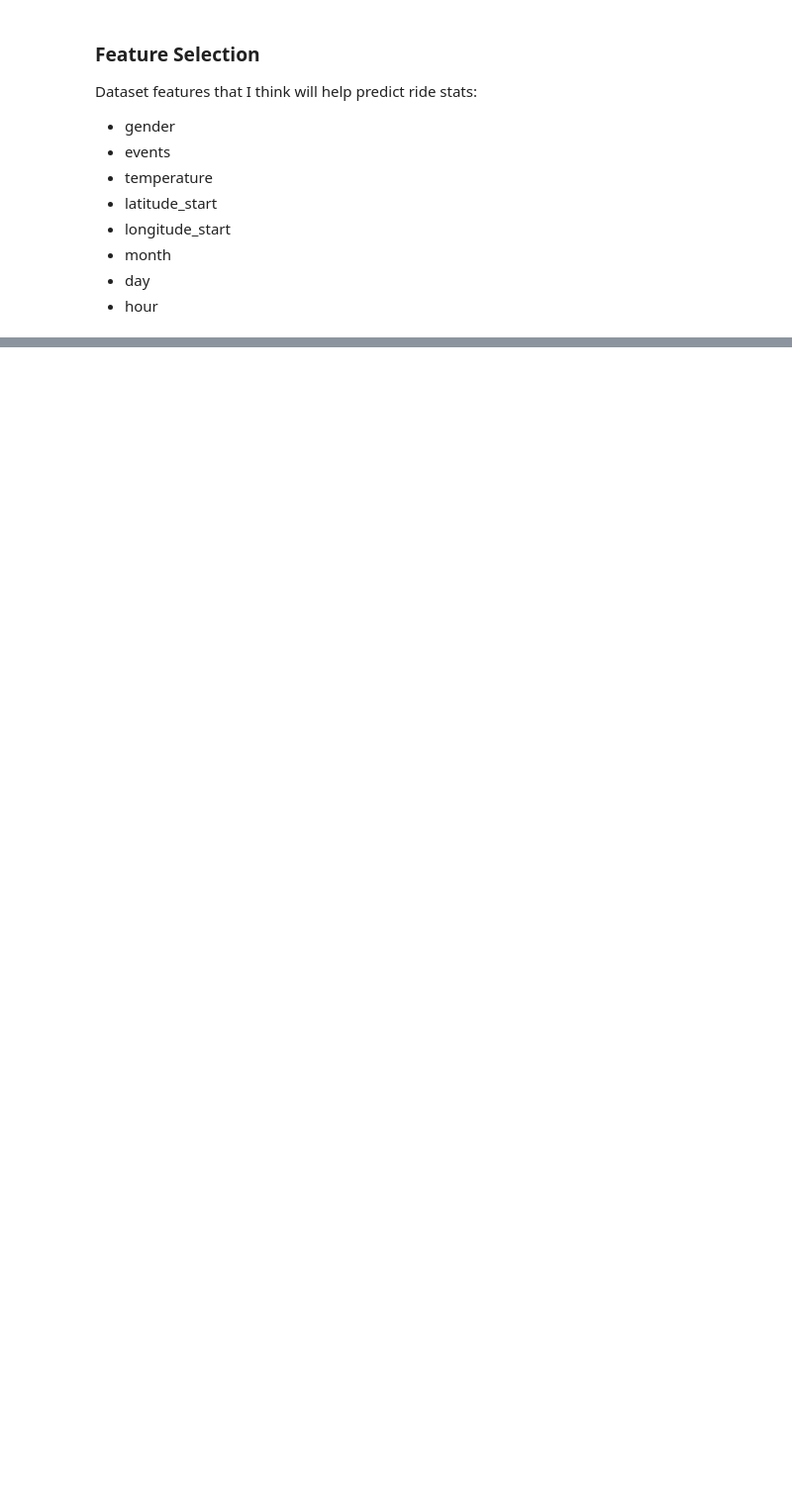
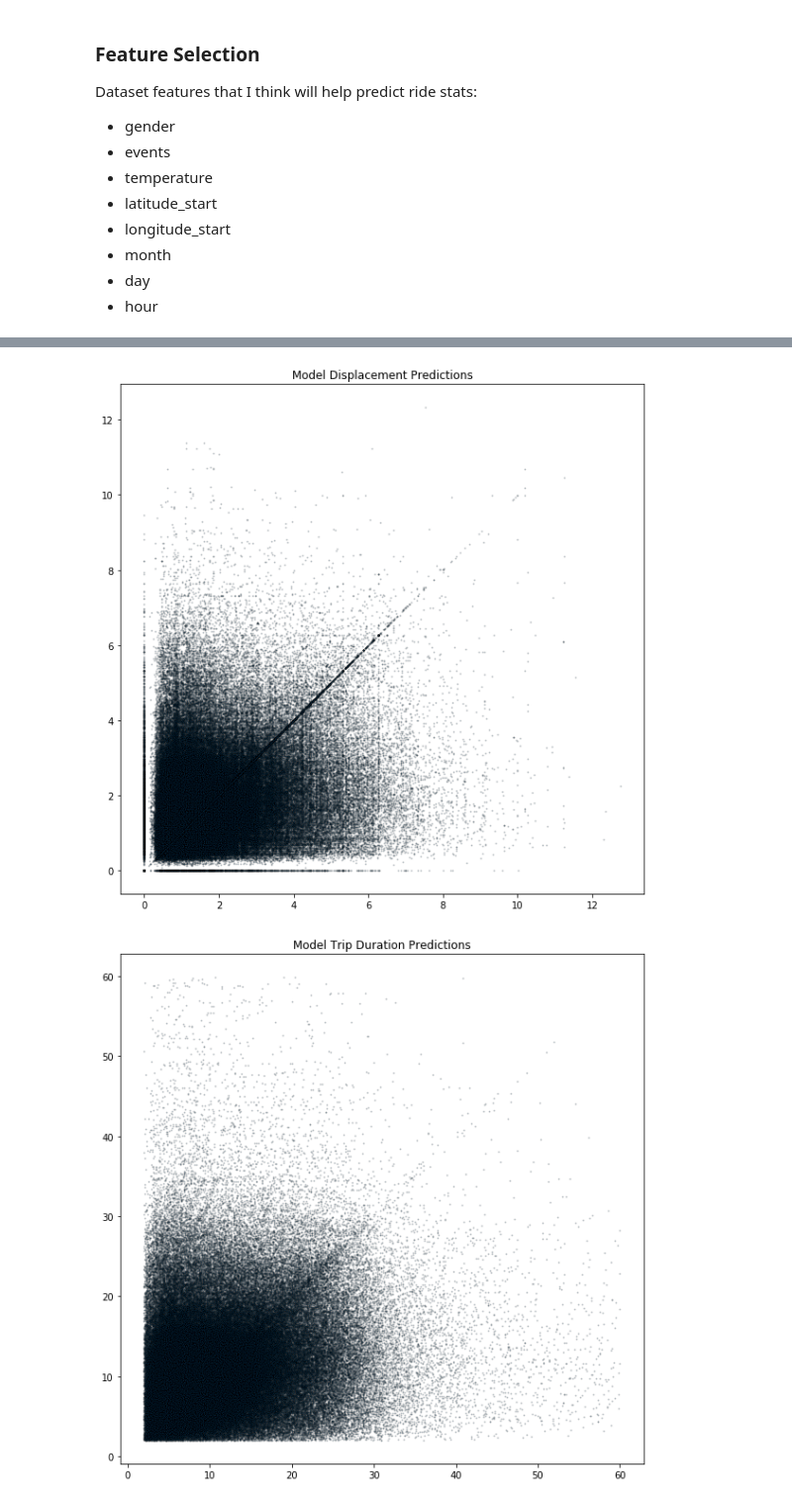
Before and after one commit to mickey-is-codin/data-science, a Jupyter notebook: Kaggle/Divvy/Ride_Prediction.ipynb, the cells around one changed output, grey strips where cells are left out. Shown at 99% size. Drawn from its saved outputs; the diff is of its cells as text; code cells hidden in the pictures; blank space fills up the shorter version.

```diff
--- a/Kaggle/Divvy/Ride_Prediction.ipynb
+++ b/Kaggle/Divvy/Ride_Prediction.ipynb
@@ -45,0 +101,2 @@ data_df.head()
+# %%
+chunksize = 1_000_000
@@ -45,0 +122,6 @@ data_df.head()
+# %%
+data_df = pd.concat(df_list[0:1])
+
+del df_list
+
+data_df.info()
@@ -99,7 +199,7 @@ train_df['displacement'] = train_df.apply(lambda row: haversine(row), axis=1)
 train_df['rate'] = train_df['displacement'].div(train_df['tripduration']).multiply(60)
 
 test_df['displacement'] = test_df.apply(lambda row: haversine(row), axis=1)
-test_df['rate'] = test_df['displacement'].div(train_df['tripduration']).multiply(60)
+test_df['rate'] = test_df['displacement'].div(test_df['tripduration']).multiply(60)
 
 print('==TARGETS==')
 print(train_df[['tripduration', 'displacement', 'rate']].describe())
@@ -179,0 +325,50 @@ for pair in zip(list(pred), list(actual)):
+# %%
+dist_actual = test_y_disp
+dist_pred   = displacement_model.predict(test_X)
+
+dur_actual  = test_y_dur
+dur_pred    = duration_model.predict(test_X)
+
+rate_actual = test_y_rate
+rate_pred   = rate_model.predict(test_X)
+
+fig, ax = plt.subplots(figsize=(10,10))
+ax.scatter(
+    dist_actual,
+    dist_pred,
+    s=1,
+    alpha=0.2,
+    edgecolor='k'
+)
+ax.set_title('Model Displacement Predictions')
+ax.set_xlabel('Actual')
+ax.set_ylabel('Predicted')
+
+fig, ax = plt.subplots(figsize=(10,10))
+ax.scatter(
+    dur_actual,
+    dur_pred,
+    s=1,
+    alpha=0.2,
+    edgecolor='k'
+)
+ax.set_title('Model Trip Duration Predictions')
+ax.set_xlabel('Actual')
+ax.set_ylabel('Predicted')
+
+fig, ax = plt.subplots(figsize=(10,10))
+ax.scatter(
+    rate_actual,
+    rate_pred,
+    s=1,
+    alpha=0.2,
+    edgecolor='k'
+)
+ax.set_title('Model Rate Predictions')
+ax.set_xlabel('Actual')
+ax.set_ylabel('Predicted')
+
+plt.show()
+# %% [output]
+[figure, added]
+[figure, added]
```
Also changed, not shown: parts of 15 cells of this notebook.
